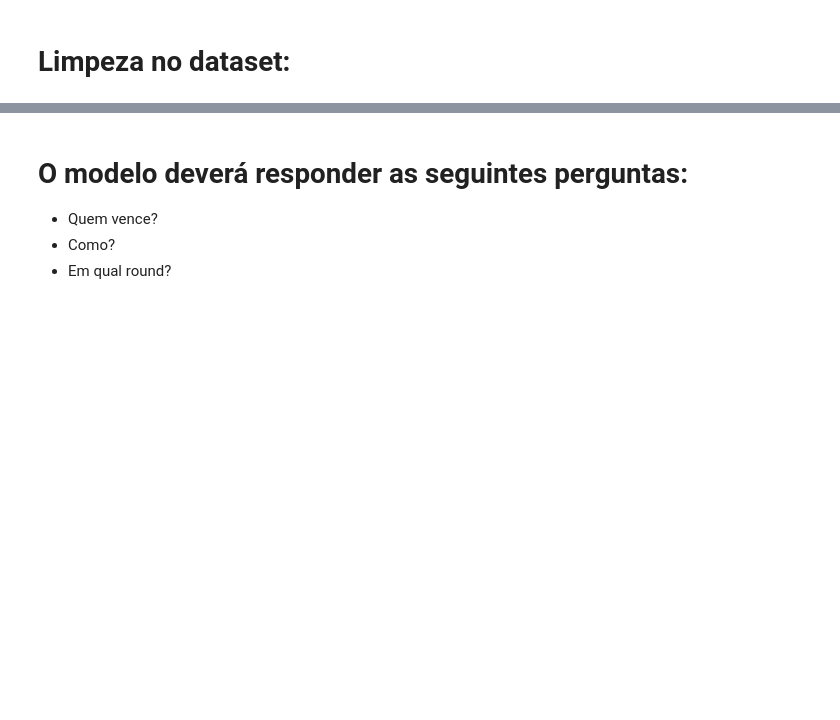
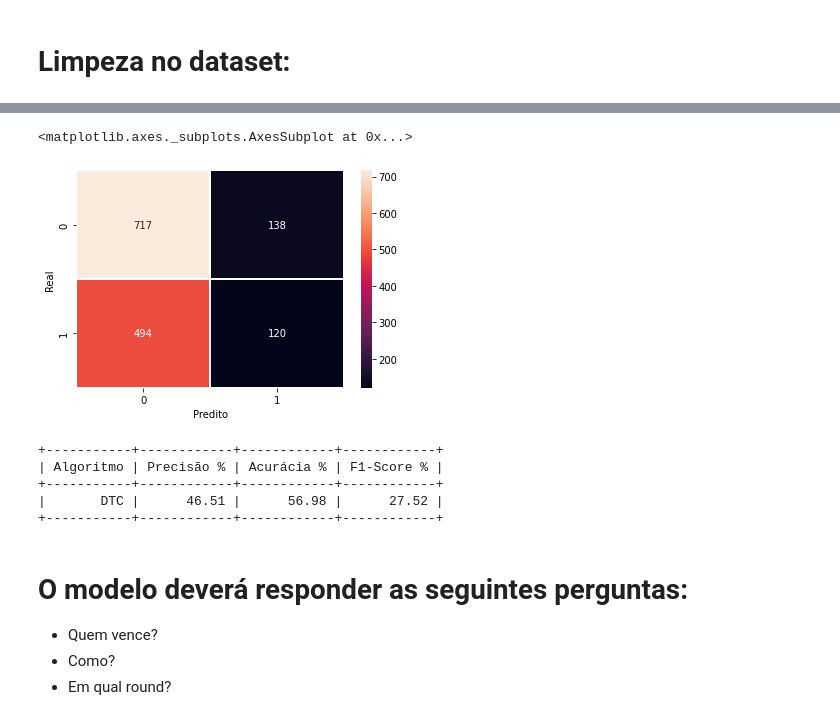
Before and after one commit to OseiasBeu/fight_project, a Jupyter notebook: ufc_project.ipynb, the cells around one changed output, grey strips where cells are left out. Drawn from its saved outputs; the diff is of its cells as text; code cells hidden in the pictures; blank space fills up the shorter version.

```diff
--- a/ufc_project.ipynb
+++ b/ufc_project.ipynb
@@ -647,3 +702,36 @@ Name: winner_t, Length: 4896, dtype: int64
+# %%
+from sklearn.tree import DecisionTreeClassifier
+dtc_teste = DecisionTreeClassifier(criterion='entropy',random_state=123,max_depth=7)
+dtc_teste.fit(X_treino, y_treino_winner)
+predito_dtc_teste = dtc_teste.predict(X_teste)
+
+predito_dtc_winner =  dtc_teste.predict(X_teste)
+
+matriz_confusao = pd.crosstab(y_teste_winner, predito_dtc_winner, rownames=['Real'], colnames=['Predito'])
+sns.heatmap(matriz_confusao, annot=True,fmt='d',linewidths=.5)
+# %% [output]
+<matplotlib.axes._subplots.AxesSubplot at 0x...>
+[figure, added]
+# %%
+from prettytable import PrettyTable
+
+
+precisao_dtc = round(precision_score(y_teste_winner,predito_dtc_winner)*100,2)
+acuracia_dtc = round(accuracy_score(y_teste_winner,predito_dtc_winner)*100,2)
+f1Score_dtc = round(f1_score(y_teste_winner,predito_dtc_winner)*100,2)
+
+
+myTable = PrettyTable(["Algoritmo", "Precisão %", "Acurácia %", "F1-Score %"])
+myTable.align = 'r'
+myTable.add_row(["DTC",precisao_dtc,acuracia_dtc,f1Score_dtc])
+
+print(myTable)
+# %% [output]
++-----------+------------+------------+------------+
+| Algoritmo | Precisão % | Acurácia % | F1-Score % |
++-----------+------------+------------+------------+
+|       DTC |      46.51 |      56.98 |      27.52 |
++-----------+------------+------------+------------+
 # %% [markdown]
 # O modelo deverá responder as seguintes perguntas:
 - Quem vence?
```
Also changed, not shown: parts of 23 cells of this notebook.
